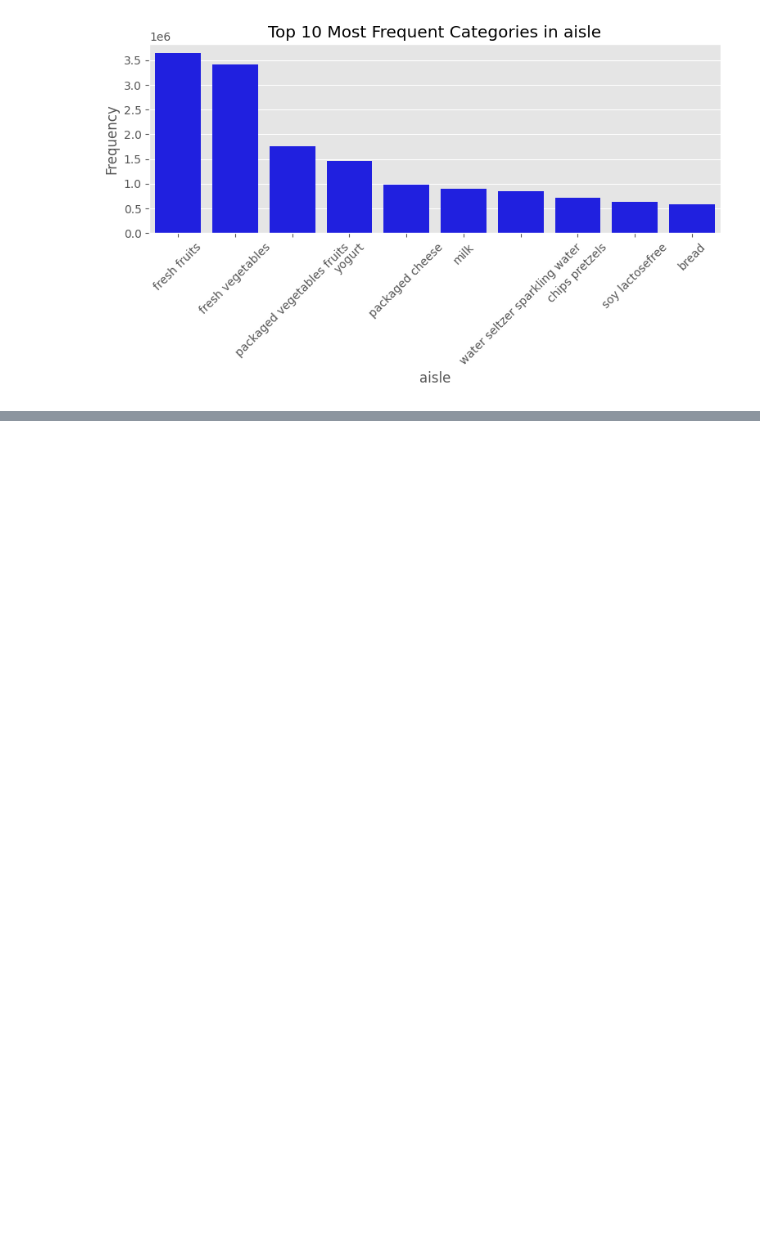
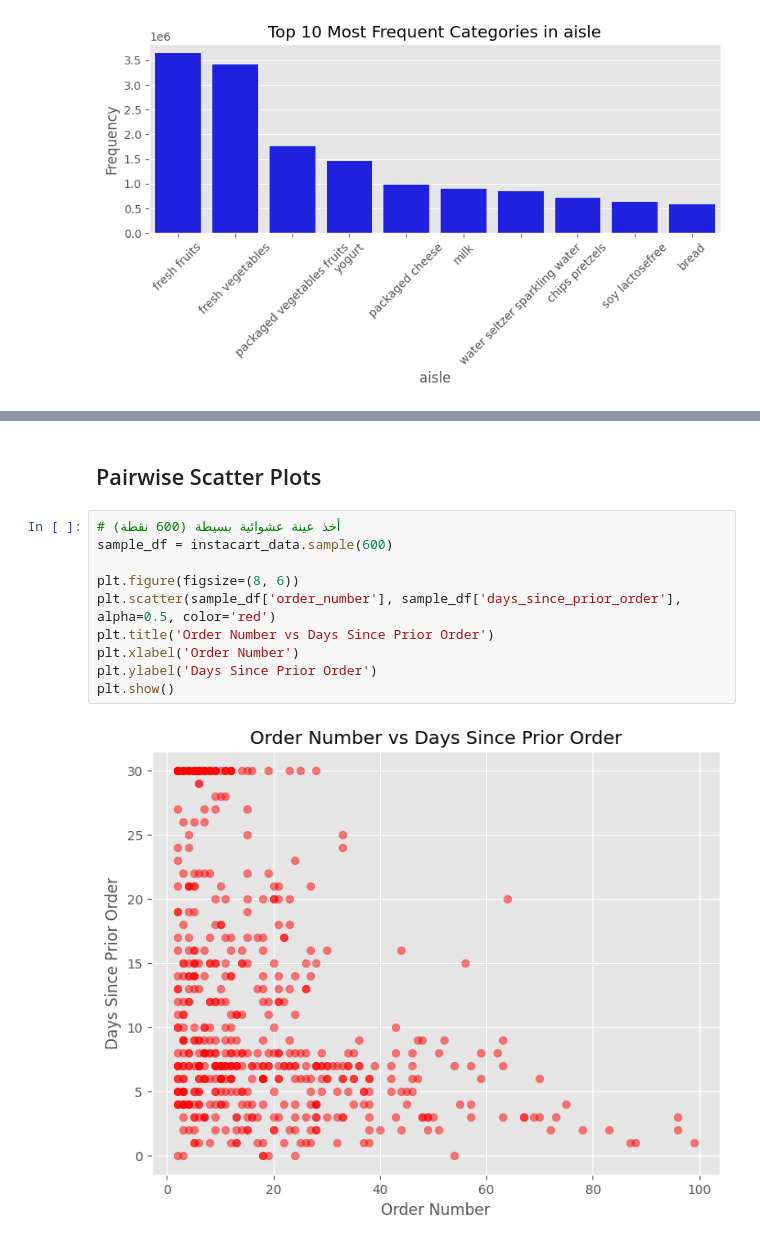
Before and after one commit to mohammed-lafi1035/DS230_final_Project_AE, a Jupyter notebook: Welcome_To_Colab.ipynb, the cells around one changed output, grey strips where cells are left out. Saved outputs shown, nothing was run; the diff lists cells and outputs as text; blank space fills up the shorter version.

```diff
--- a/Welcome_To_Colab.ipynb
+++ b/Welcome_To_Colab.ipynb
@@ -284,0 +301,14 @@ for col in categorical_cols:
+# %% [markdown]
+## Pairwise Scatter Plots
+# %%
+# أخذ عينة عشوائية بسيطة (600 نقطة)
+sample_df = instacart_data.sample(600)
+
+plt.figure(figsize=(8, 6))
+plt.scatter(sample_df['order_number'], sample_df['days_since_prior_order'], alpha=0.5, color='red')
+plt.title('Order Number vs Days Since Prior Order')
+plt.xlabel('Order Number')
+plt.ylabel('Days Since Prior Order')
+plt.show()
+# %% [output]
+[figure, added]
```
Also changed, not shown: parts of 13 cells of this notebook.
